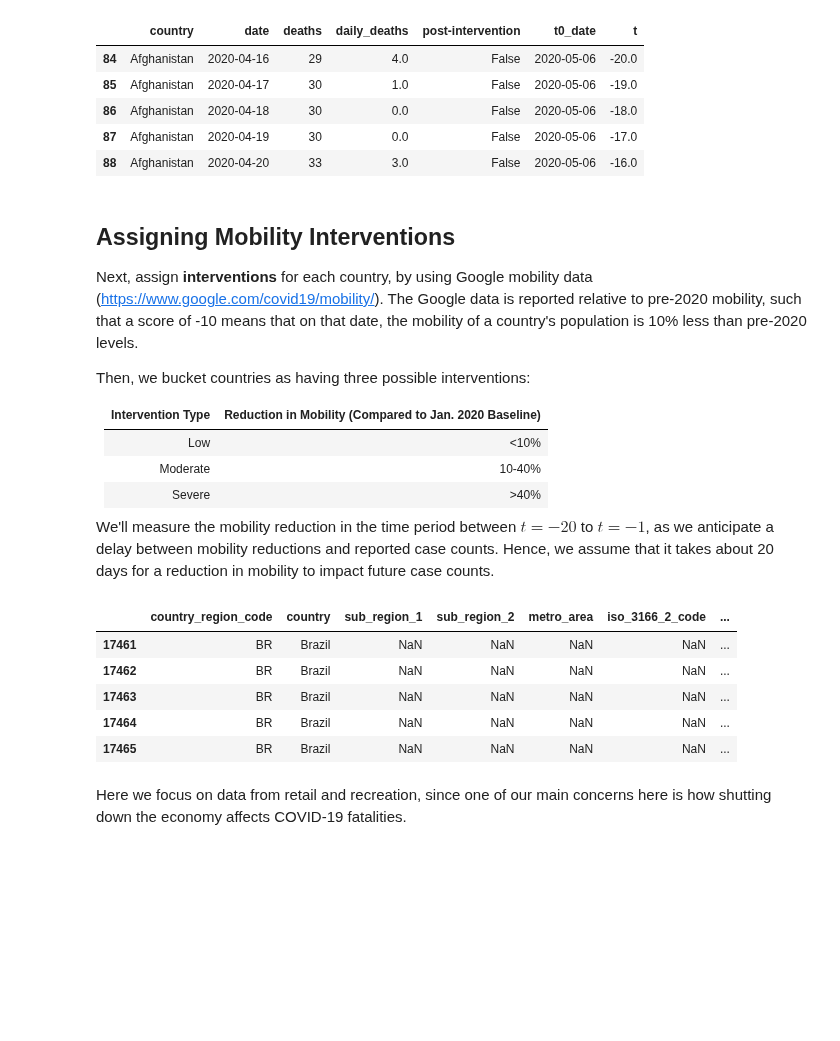
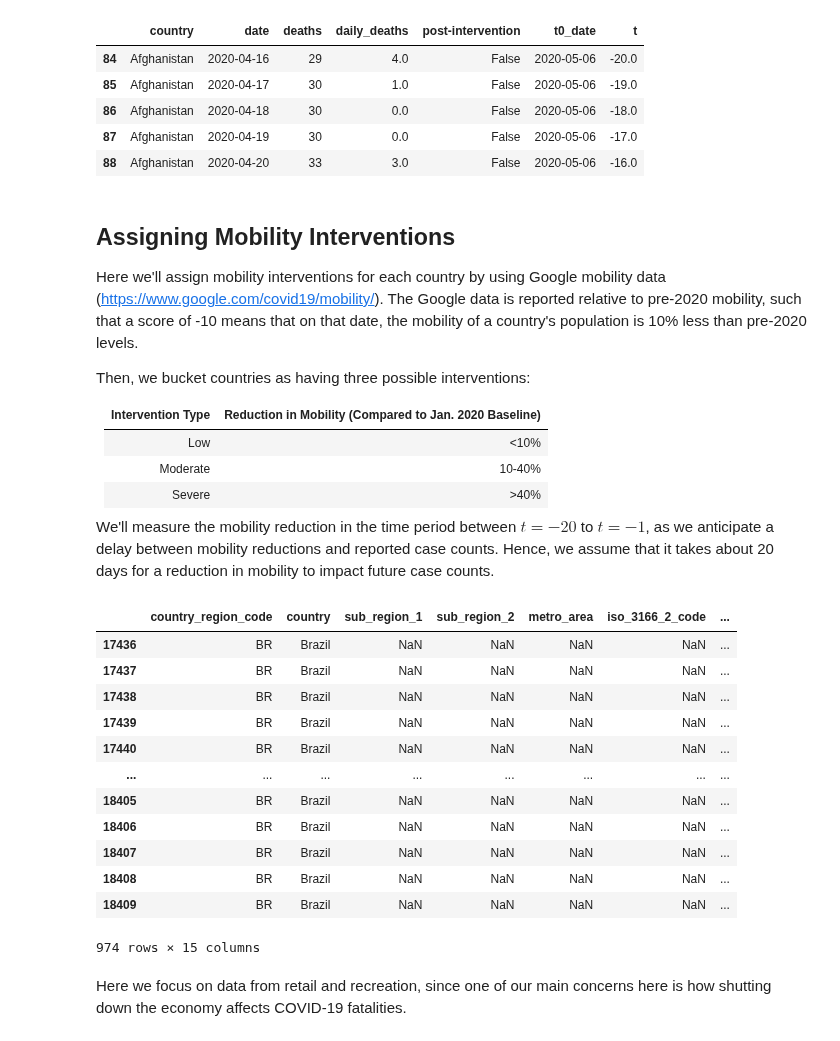
Before and after one commit to luishcr0998/covid19, a Jupyter notebook: Synthetic Interventions - Covid19.ipynb, the cells around one changed output. Cells and saved outputs as stored; diff of their text form; code cells hidden in the pictures; blank space fills up the shorter version.

```diff
--- a/Synthetic Interventions - Covid19.ipynb
+++ b/Synthetic Interventions - Covid19.ipynb
@@ -115,7 +120,7 @@ covid_df.head()
 # %% [markdown]
 ## **Assigning Mobility Interventions**
 
-Next, assign __interventions__ for each country, by using Google mobility data (https://www.google.com/covid19/mobility/). The Google data is reported relative to pre-2020 mobility, such that a score of -10 means that on that date, the mobility of a country's population is 10% less than pre-2020 levels.
+Here we'll assign mobility interventions for each country by using Google mobility data (https://www.google.com/covid19/mobility/). The Google data is reported relative to pre-2020 mobility, such that a score of -10 means that on that date, the mobility of a country's population is 10% less than pre-2020 levels.
 
 Then, we bucket countries as having three possible interventions:
 
@@ -128,16 +133,23 @@ Then, we bucket countries as having three possible interventions:
 
 We'll measure the mobility reduction in the time period between $t = -20$ to $t = -1$, as we anticipate a delay between mobility reductions and reported case counts. Hence, we assume that it takes about 20 days for a reduction in mobility to impact future case counts.
 # %%
-mobility_df = pd.read_csv("C:\\Users\\luis_\\OneDrive\\Desktop\\LUIS\\PROJETOS\\TIME_SERIES\\Notebooks\\data\\data_global_mobility_report.csv").rename(columns={'country_region': 'country'})
+mobility_df = pd.read_csv("./data_global_mobility_report.csv").rename(columns={'country_region': 'country'})
-# %%
-mobility_df.iloc[17461:17466]
-# %% [output]
-|  | country_region_code | country | sub_region_1 | sub_region_2 | metro_area | iso_3166_2_code | ... |
-| 17461 | BR | Brazil | NaN | NaN | NaN | NaN | ... |
-| 17462 | BR | Brazil | NaN | NaN | NaN | NaN | ... |
-| 17463 | BR | Brazil | NaN | NaN | NaN | NaN | ... |
-| 17464 | BR | Brazil | NaN | NaN | NaN | NaN | ... |
-| 17465 | BR | Brazil | NaN | NaN | NaN | NaN | ... |
+# %%
+mobility_df[mobility_df['country'] == 'Brazil'] ## Find the indices for Brazil
+# %% [output]
+|  | country_region_code | country | sub_region_1 | sub_region_2 | metro_area | iso_3166_2_code | ... |
+| 17436 | BR | Brazil | NaN | NaN | NaN | NaN | ... |
+| 17437 | BR | Brazil | NaN | NaN | NaN | NaN | ... |
+| 17438 | BR | Brazil | NaN | NaN | NaN | NaN | ... |
+| 17439 | BR | Brazil | NaN | NaN | NaN | NaN | ... |
+| 17440 | BR | Brazil | NaN | NaN | NaN | NaN | ... |
+| ... | ... | ... | ... | ... | ... | ... | ... |
+| 18405 | BR | Brazil | NaN | NaN | NaN | NaN | ... |
+| 18406 | BR | Brazil | NaN | NaN | NaN | NaN | ... |
+| 18407 | BR | Brazil | NaN | NaN | NaN | NaN | ... |
+| 18408 | BR | Brazil | NaN | NaN | NaN | NaN | ... |
+| 18409 | BR | Brazil | NaN | NaN | NaN | NaN | ... |
+974 rows × 15 columns
 # %% [markdown]
 Here we focus on data from retail and recreation, since one of our main concerns here is how shutting down the economy affects COVID-19 fatalities.
 # %%
```
Also changed, not shown: parts of 8 cells of this notebook.
